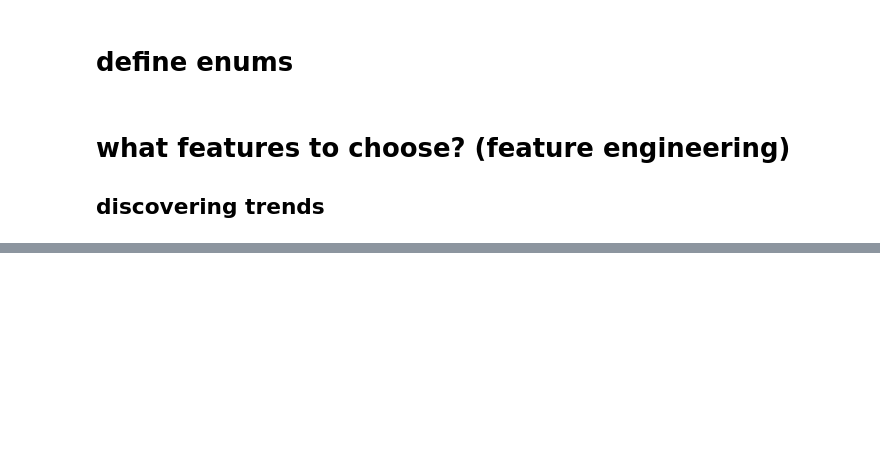
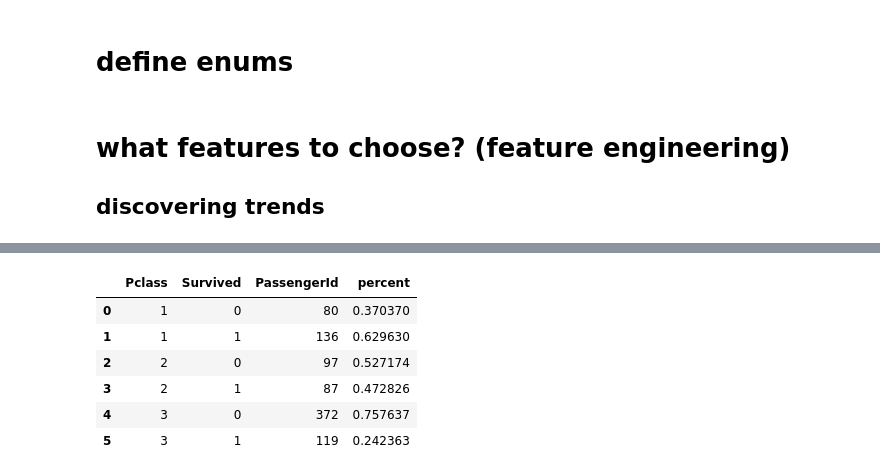
Before and after one commit to shayansm2/kaggle-playground, a Jupyter notebook: titanic/discover.ipynb, the cells around one changed output, grey strips where cells are left out. Cells and saved outputs as stored; diff of their text form; code cells hidden in the pictures; blank space fills up the shorter version.

```diff
--- a/titanic/discover.ipynb
+++ b/titanic/discover.ipynb
@@ -42,0 +76,12 @@ embarkation_port = 'embarked' # C = Cherbourg, Q = Queenstown, S = Southampton
+# %%
+df = train.groupby([ticket_class, survived]).count().reset_index()[[ticket_class, survived, passenger_id]]
+df['percent'] = df[passenger_id] / df.groupby(ticket_class)[passenger_id].transform('sum')
+df
+# %% [output]
+|  | Pclass | Survived | PassengerId | percent |
+| 0 | 1 | 0 | 80 | 0.370370 |
+| 1 | 1 | 1 | 136 | 0.629630 |
+| 2 | 2 | 0 | 97 | 0.527174 |
+| 3 | 2 | 1 | 87 | 0.472826 |
+| 4 | 3 | 0 | 372 | 0.757637 |
+| 5 | 3 | 1 | 119 | 0.242363 |
```
Also changed, not shown: parts of 11 cells of this notebook.
